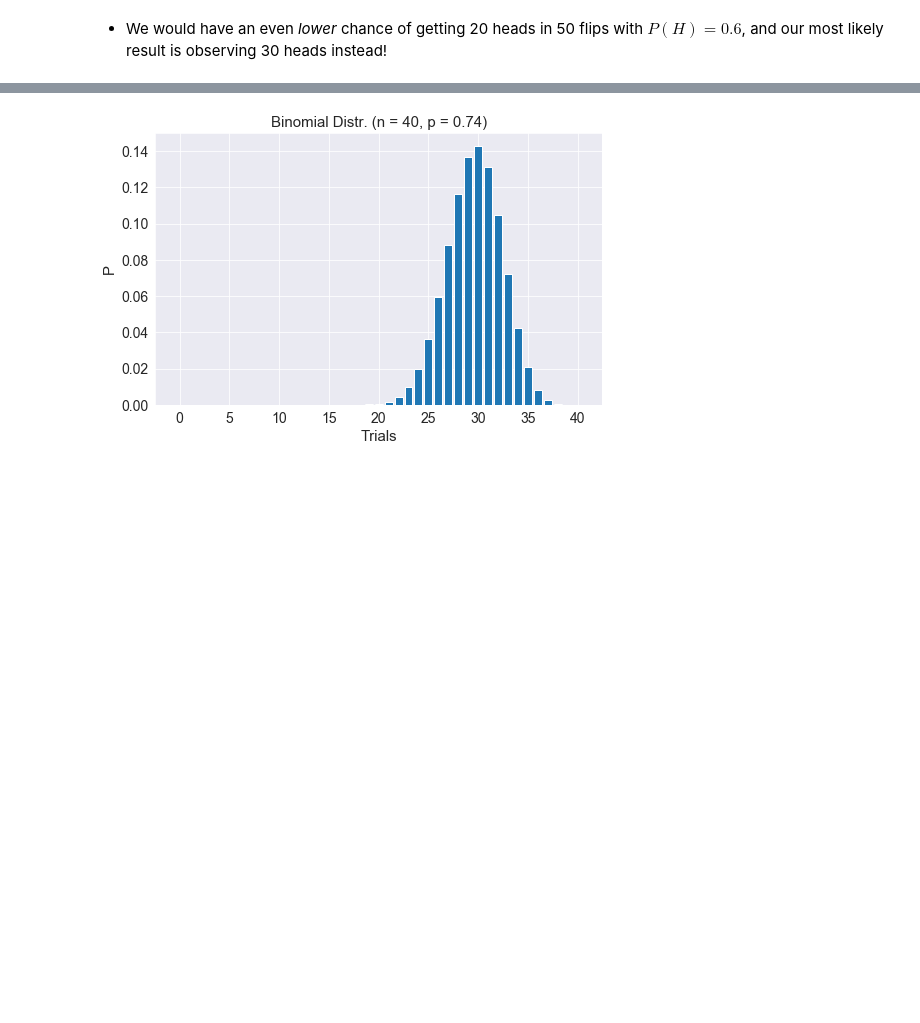
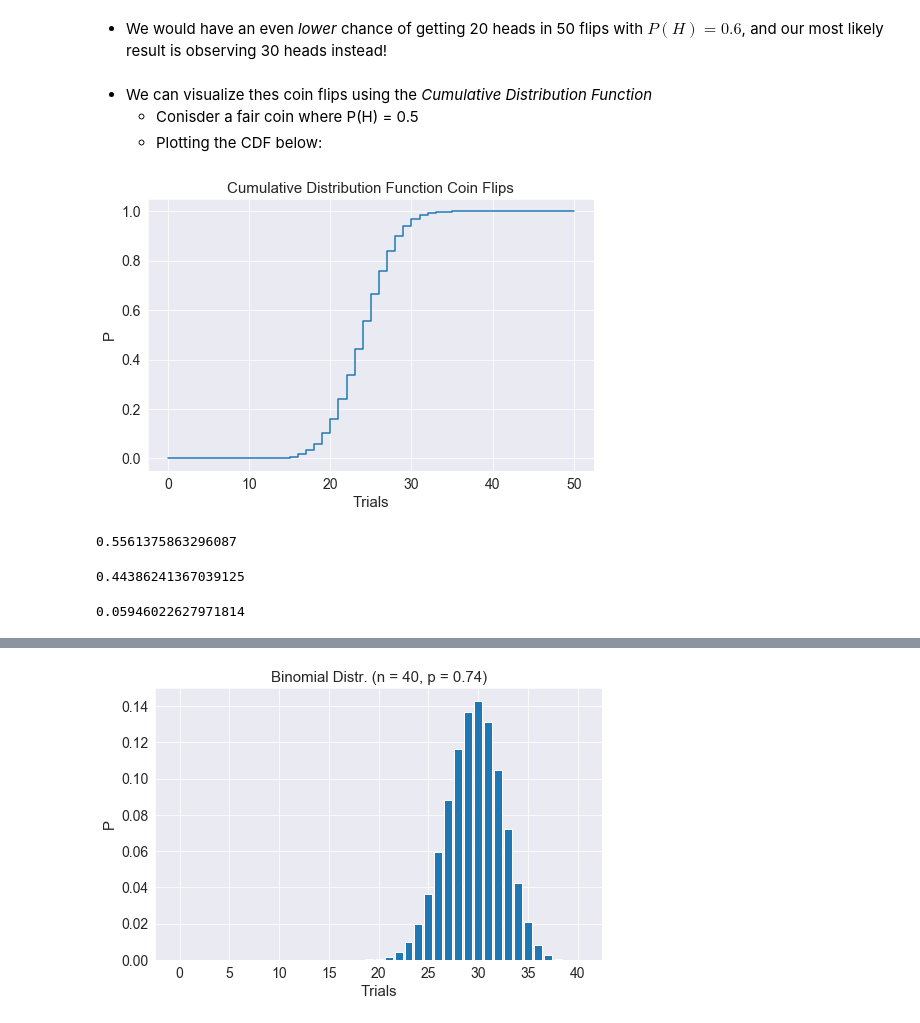
Before and after one commit to robertmanriquez/webinars_old, a Jupyter notebook: Distributions Webinar.ipynb, the cells around one changed output, grey strips where cells are left out. Cells and saved outputs as stored; diff of their text form; code cells hidden in the pictures; blank space fills up the shorter version.

```diff
--- a/Distributions Webinar.ipynb
+++ b/Distributions Webinar.ipynb
@@ -225,3 +233,37 @@ plot_bernoulli(n = 50, p = 0.6)
 [figure]
 # %% [markdown]
 * We would have an even *lower* chance of getting 20 heads in 50 flips with $P(H) = 0.6$, and our most likely result is observing 30 heads instead!
+# %% [markdown]
+* We can visualize thes coin flips using the *Cumulative Distribution Function*
+    - Conisder a fair coin where P(H) = 0.5
+    - Plotting the CDF below:
+# %%
+n_trials = 50
+n_trials_range = np.arange(0, 50 + 1)
+p_heads = 0.50
+
+plt.figure(figsize=(8,5))
+plt.step(n_trials_range, stats.binom(n_trials, p_heads).cdf(n_trials_range))
+plt.title("Cumulative Distribution Function Coin Flips", fontsize = 15)
+plt.ylabel("P", fontsize = 15)
+plt.xlabel("Trials", fontsize = 15)
+plt.show();
+# %% [output]
+[figure, added]
+# %%
+# Checking P of 25 or less "heads" coins flips out of 50.
+stats.binom(n_trials, p_heads).cdf(n_trials_range)[25]
+# %% [output]
+0.5561375863296087
+# %%
+# Calculating P of getting 26 or more heads
+1 - stats.binom(n_trials, p_heads).cdf(n_trials_range)[25]
+
+# Note, need to use 1 - p formula to get the area above the curve past the middle trial ("inflection point")
+# %% [output]
+0.44386241367039125
+# %%
+# Probability of 30 or more heads out of 50?
+1 - stats.binom(n_trials, p_heads).cdf(n_trials_range)[30]
+# %% [output]
+0.05946022627971814
```
Also changed, not shown: parts of 21 cells of this notebook.
